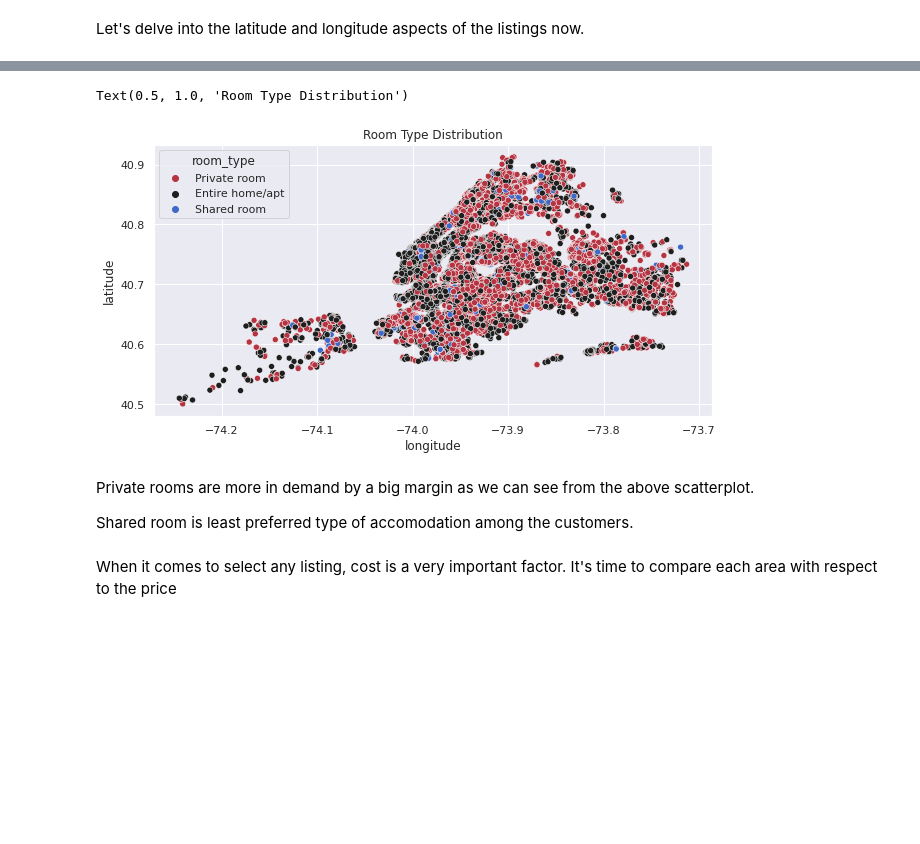
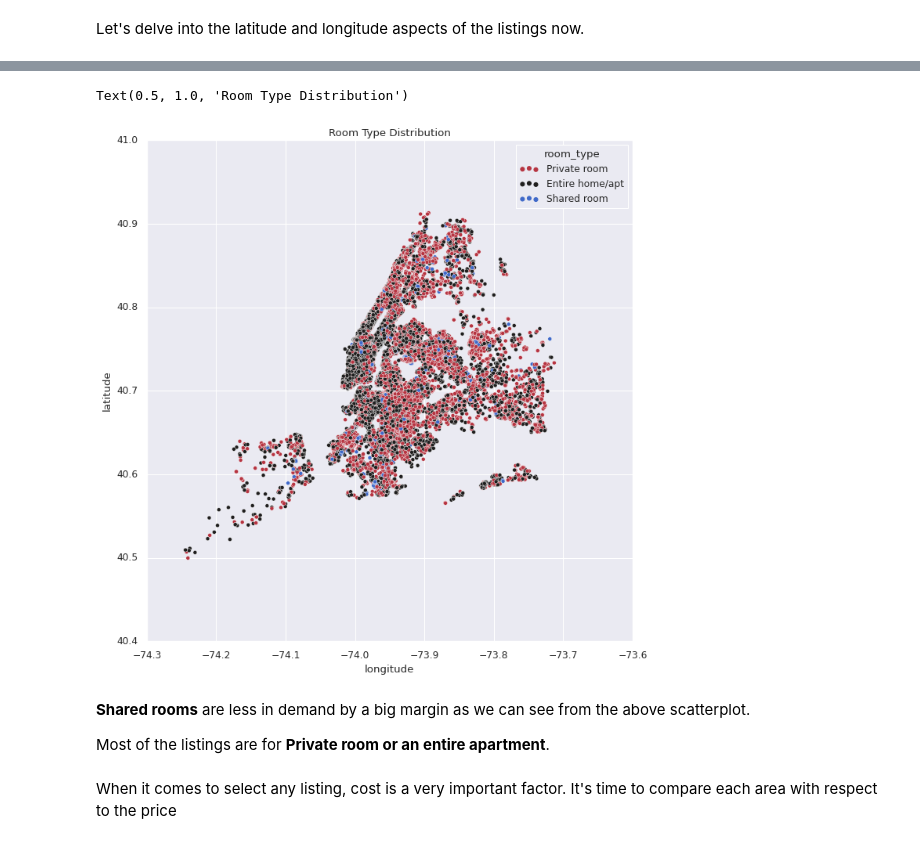
Before and after one commit to NayanaPradeep/Airbnb-Bookings-Analysis, a Jupyter notebook: Airbnb_Bookings_Analysis_Capstone_Project.ipynb, the cells around one changed output, grey strips where cells are left out. Saved outputs shown, nothing was run; the diff lists cells and outputs as text; code cells hidden in the pictures; blank space fills up the shorter version.

```diff
--- a/Airbnb_Bookings_Analysis_Capstone_Project.ipynb
+++ b/Airbnb_Bookings_Analysis_Capstone_Project.ipynb
@@ -321,7 +330,7 @@ Text(0.5, 0, 'Area/Neighbourhood Group')
 # %% [markdown]
 Let's delve into the latitude and longitude aspects of the listings now.
 # %%
-sns.set(rc={"figure.figsize": (10, 5)})
+sns.set(rc={"figure.figsize": (10, 10)})
 ax= sns.scatterplot(data=airbnb_df, x="longitude", y="latitude",hue='neighbourhood_group',palette='gist_rainbow')
 ax.set_title('Area Listings Distribution')
 # %% [output]
@@ -330,15 +339,15 @@ Text(0.5, 1.0, 'Area Listings Distribution')
 # %%
-sns.set(rc={"figure.figsize": (10, 5)})
+sns.set(rc={"figure.figsize": (10, 10)})
 ax= sns.scatterplot(data=airbnb_df, x="longitude", y="latitude",hue='room_type',palette='icefire_r')
 ax.set_title('Room Type Distribution')
 # %% [output]
 Text(0.5, 1.0, 'Room Type Distribution')
-[figure, old version]
+[figure, new version]
 # %% [markdown]
-Private rooms are more in demand by a big margin as we can see from the above scatterplot.
+**Shared rooms** are less in demand by a big margin as we can see from the above scatterplot.
 
 
-Shared room is least preferred type of accomodation among the customers.
+Most of the listings are for **Private room or an entire apartment**.
 # %% [markdown]
 When it comes to select any listing, cost is a very important factor. It's time to compare each area with respect to the price
 # %%
```
Also changed, not shown: parts of 33 cells of this notebook.
